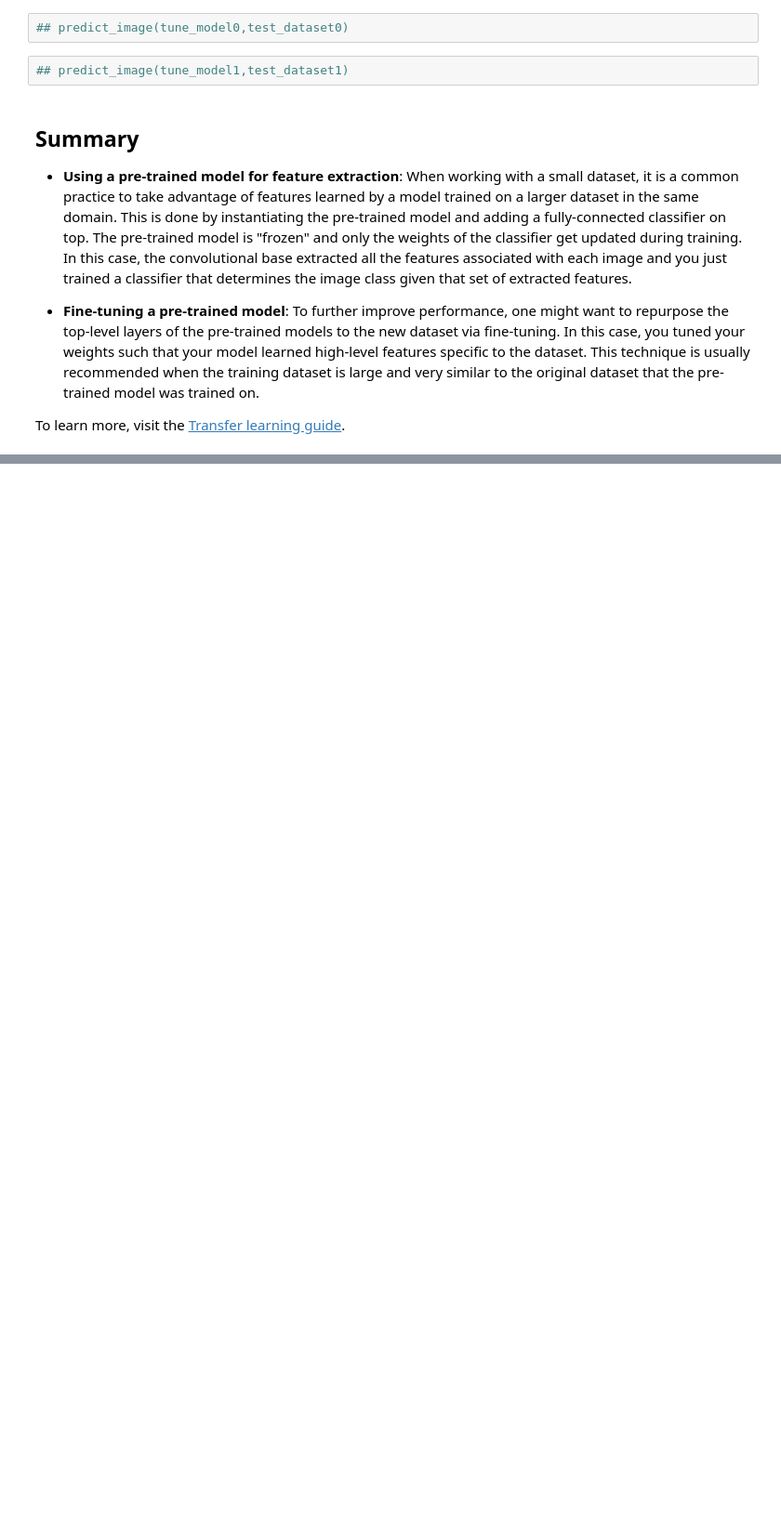
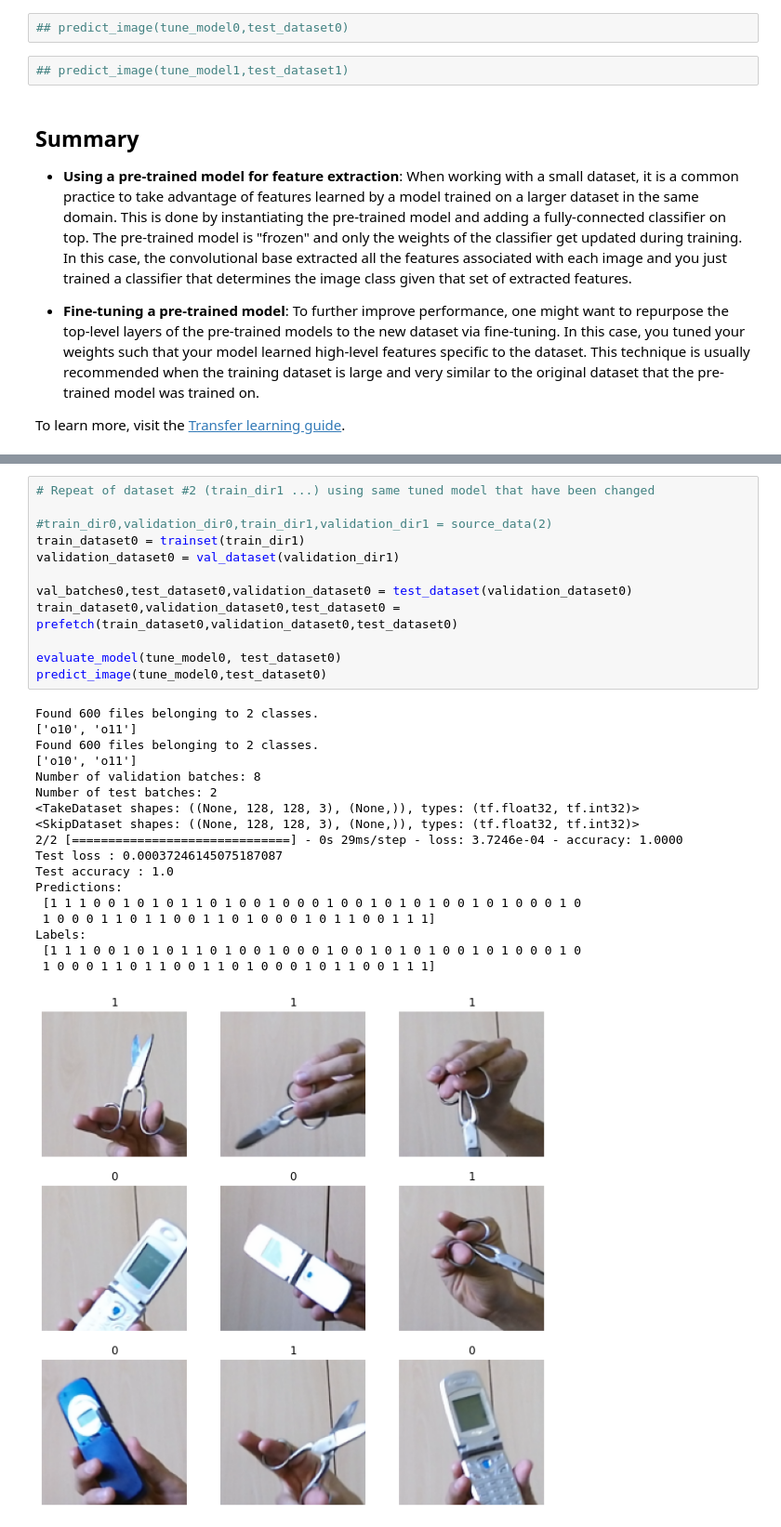
Before and after one commit to ayhkusa/cvpr_clvision_challenge, a Jupyter notebook: transfer_learning_core50_NI3.ipynb, the cells around one changed output, grey strips where cells are left out. Shown at 93% size. Cells and saved outputs as stored; diff of their text form; blank space fills up the shorter version.

```diff
--- a/transfer_learning_core50_NI3.ipynb
+++ b/transfer_learning_core50_NI3.ipynb
@@ -788,0 +880,31 @@ Labels:
+# %%
+# Repeat of dataset #2 (train_dir1 ...) using same tuned model that have been changed
+
+#train_dir0,validation_dir0,train_dir1,validation_dir1 = source_data(2)
+train_dataset0 = trainset(train_dir1)
+validation_dataset0 = val_dataset(validation_dir1)
+
+val_batches0,test_dataset0,validation_dataset0 = test_dataset(validation_dataset0)
+train_dataset0,validation_dataset0,test_dataset0 = prefetch(train_dataset0,validation_dataset0,test_dataset0)
+
+evaluate_model(tune_model0, test_dataset0)
+predict_image(tune_model0,test_dataset0)
+# %% [output]
+Found 600 files belonging to 2 classes.
+['o10', 'o11']
+Found 600 files belonging to 2 classes.
+['o10', 'o11']
+Number of validation batches: 8
+Number of test batches: 2
+<TakeDataset shapes: ((None, 128, 128, 3), (None,)), types: (tf.float32, tf.int32)>
+<SkipDataset shapes: ((None, 128, 128, 3), (None,)), types: (tf.float32, tf.int32)>
+2/2 [==============================] - 0s 29ms/step - loss: 3.7246e-04 - accuracy: 1.0000
+Test loss : 0.00037246145075187087
+Test accuracy : 1.0
+Predictions:
+ [1 1 1 0 0 1 0 1 0 1 1 0 1 0 0 1 0 0 0 1 0 0 1 0 1 0 1 0 0 1 0 1 0 0 0 1 0
+ 1 0 0 0 1 1 0 1 1 0 0 1 1 0 1 0 0 0 1 0 1 1 0 0 1 1 1]
+Labels:
+ [1 1 1 0 0 1 0 1 0 1 1 0 1 0 0 1 0 0 0 1 0 0 1 0 1 0 1 0 0 1 0 1 0 0 0 1 0
+ 1 0 0 0 1 1 0 1 1 0 0 1 1 0 1 0 0 0 1 0 1 1 0 0 1 1 1]
+[figure, added]
```
Also changed, not shown: parts of 16 cells of this notebook, 6 other files.
